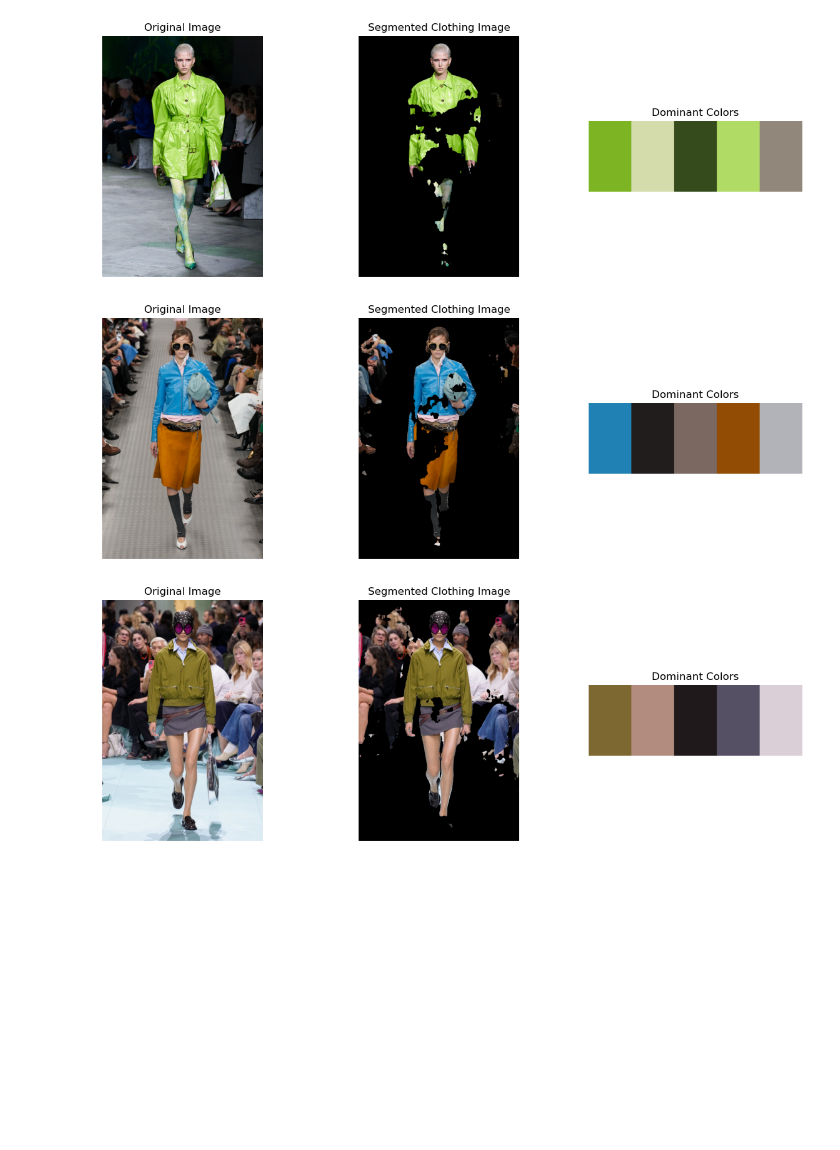
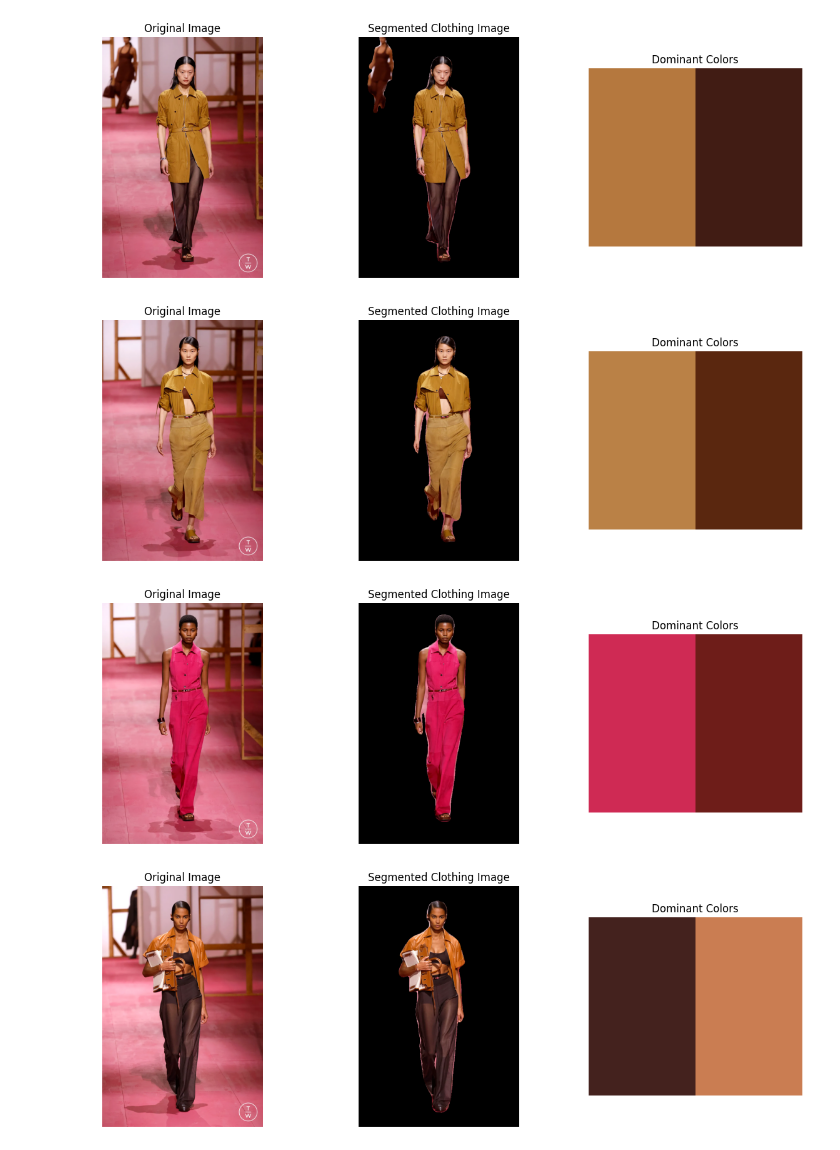
Before and after one commit to nataliojpg/fashion_color_count, a Jupyter notebook: kmeans_try_EXTRA.ipynb, the cells around one changed output. Drawn from its saved outputs; the diff is of its cells as text; code cells hidden in the pictures; blank space fills up the shorter version.

```diff
--- a/kmeans_try_EXTRA.ipynb
+++ b/kmeans_try_EXTRA.ipynb
@@ -32,28 +21,30 @@ def preprocess_input(image):
     return image
 # %%
+# Read image and segment fashion items with DeeplabV3
+
 def segment_clothing(image_path):
     original_image = cv2.imread(image_path)
     original_image = cv2.cvtColor(original_image, cv2.COLOR_BGR2RGB)
 
     # Resize
-    input_image = cv2.resize(original_image, (2048, 3072))
+    input_image = cv2.resize(original_image, (640,960))
     input_image = preprocess_input(input_image)
 
     # Convert to tensor, add batch dimension, and change type to float32
-    input_image = torch.tensor(input_image).permute(2, 0, 1).unsqueeze(0).float() # permute es las dimensiones reorganizadas(canales, altura y ancho), unsqueeze agrega una dimension pq pytorch espera un lote
+    input_image = torch.tensor(input_image).permute(2, 0, 1).unsqueeze(0).float() # permute rearranges the dimensions, unsqueeze adds a dimension
 
     # Segmentation
     with torch.no_grad():  # Disable gradient calculations
         predictions = model(input_image)
     segmentation_mask = torch.argmax(predictions["out"][0], dim=0).numpy()
 
-    # Create a mask for the clothing (using class 15 for "person" in the Pascal VOC dataset)
+    # Create a mask for the fashion models (using class 15 for "person" in the Pascal VOC dataset)
     clothing_mask = (segmentation_mask == 15).astype(np.uint8)
 
     # Resize to original dimensions
     clothing_mask = cv2.resize(clothing_mask, (original_image.shape[1], original_image.shape[0]))
 
-    # Mask to keep only the clothing
+    # Apply mask
     segmented_image = cv2.bitwise_and(original_image, original_image, mask=clothing_mask)
 
     return original_image, segmented_image
@@ -81,6 +74,7 @@ def extract_dominant_colors(segmented_image, num_colors=5):
 def are_colors_similar(color1, color2, threshold=50):
     return np.all(np.abs(np.array(color1) - np.array(color2)) <= threshold)
 # %%
+# Results and visualization
 def extract_dominant_colors_from_clothing(image_path, color_count_dict, num_colors=5):
     # Segment the clothing
     original_image, segmented_image = segment_clothing(image_path)
@@ -99,10 +93,17 @@ def extract_dominant_colors_from_clothing(image_path, color_count_dict, num_colo
             color_count_dict[color_tuple] = 1  # Add the new color if not found
 
     # Display the original image, segmented image, and color palette
-    palette = np.zeros((100, 300, 3), dtype=np.uint8)
+    # Adapt the size of the palette depending on the number of colors you are looking for
+    # 5 colors = 100,300
+    # 4 colors = 100, 240
+    # 3 colors = 100, 180
+    # 2 colors = 100,120
+    # 1 color = 100,60
+    palette = np.zeros((100, 120, 3), dtype=np.uint8)
     for i in range(num_colors):
         palette[:, i * 60:(i + 1) * 60] = dominant_colors[i]
 
+# The following is not mandatory, you can comment the code below if you are not interested in this visualization
     plt.figure(figsize=(15, 5))
     plt.subplot(1, 3, 1)
     plt.imshow(original_image)
@@ -121,14 +122,19 @@ def extract_dominant_colors_from_clothing(image_path, color_count_dict, num_colo
 
     plt.show()
 # %%
+# Color count dictionary
 color_count = {}
-image_paths = ['vo1.jpg', 'vo2.jpg', 'vo3.jpg']
+
+# Count
+image_paths = ['hermes1.jpg', 'hermes2.jpg', 'hermes3.jpg', 'hermes4.jpg']
+
 for image_path in image_paths:
-    extract_dominant_colors_from_clothing(image_path, color_count, num_colors=5)
+    extract_dominant_colors_from_clothing(image_path, color_count, num_colors=2)
 # %% [output]
-[figure, old version]
+[figure, new version]
-[figure, old version]
+[figure, new version]
-[figure, old version]
+[figure, new version]
+[figure, added]
 # %%
 color_count
 # %% [output]
```
Also changed, not shown: parts of 8 cells of this notebook, 6 other files.
